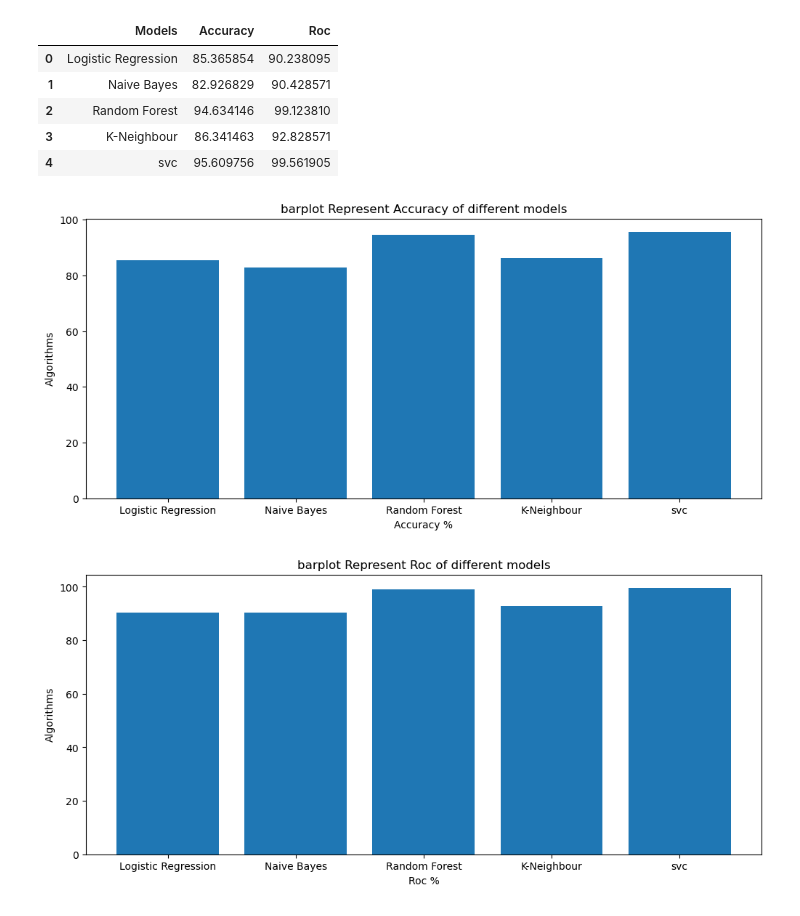
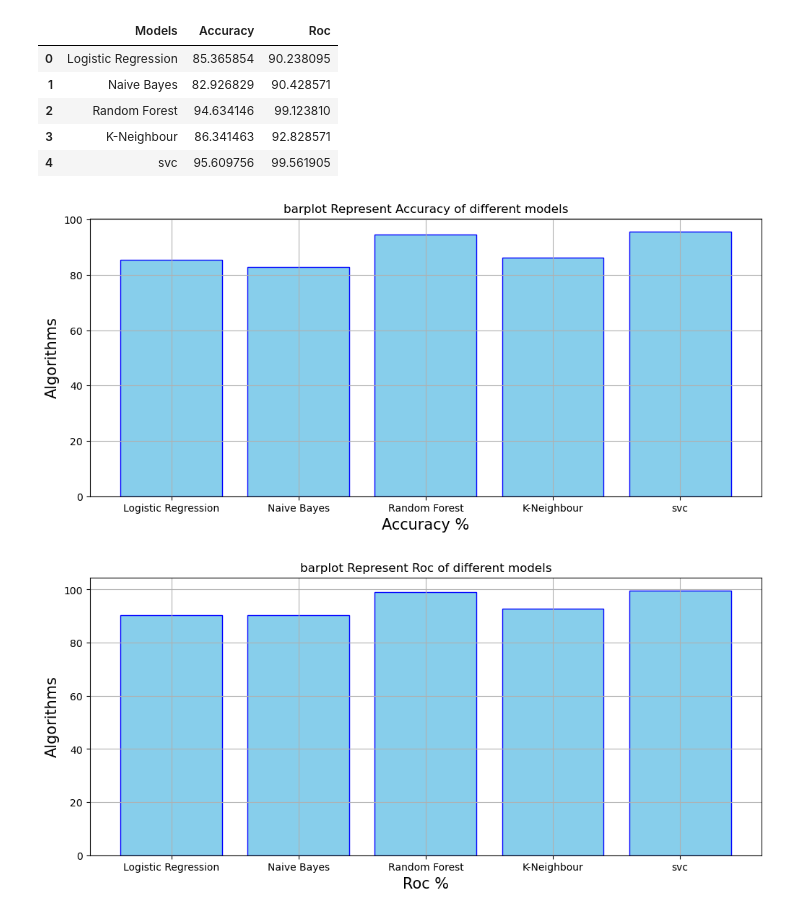
Before and after one commit to JiFeiYe/Python, a Jupyter notebook: Data_mining/job/heart-disease-prediction-100-accuracy.ipynb, the cells around one changed output. Cells and saved outputs as stored; diff of their text form; code cells hidden in the pictures.

```diff
--- a/Data_mining/job/heart-disease-prediction-100-accuracy.ipynb
+++ b/Data_mining/job/heart-disease-prediction-100-accuracy.ipynb
@@ -161,8 +171,8 @@ def roc(clf):
 
     # Plotting the ROC curve
     plt.figure(figsize=(8, 6))
-    plt.plot(fpr, tpr, label="ROC curve (area = %0.2f)" % roc_auc)
-    plt.plot([0, 1], [0, 1], "k--")
+    plt.plot(fpr, tpr, color='darkorange', label="ROC curve (area = %0.2f)" % roc_auc)
+    plt.plot([0, 1], [0, 1], color='navy', linestyle="--")
     plt.xlim([0.0, 1.0])
     plt.ylim([0.0, 1.05])
     plt.xlabel("False Positive Rate")
@@ -381,18 +371,20 @@ result_df
 # %%
 plt.figure(figsize=(12, 5))
 plt.title("barplot Represent Accuracy of different models")
-plt.xlabel("Accuracy %")
-plt.ylabel("Algorithms")
-plt.bar(result_df["Models"], result_df["Accuracy"])
+plt.xlabel("Accuracy %", fontsize=15)
+plt.ylabel("Algorithms", fontsize=15)
+plt.bar(result_df["Models"], result_df["Accuracy"], color='skyblue', edgecolor='blue')
+plt.grid(True)
 plt.show()
 # %% [output]
-[figure, old version]
+[figure, new version]
 # %%
 plt.figure(figsize=(12, 5))
 plt.title("barplot Represent Roc of different models")
-plt.xlabel("Roc %")
-plt.ylabel("Algorithms")
-plt.bar(result_df["Models"], result_df["Roc"])
+plt.xlabel("Roc %", fontsize=15)
+plt.ylabel("Algorithms", fontsize=15)
+plt.bar(result_df["Models"], result_df["Roc"], color='skyblue', edgecolor='blue')
+plt.grid(True)
 plt.show()
 # %% [output]
-[figure, old version]
+[figure, new version]
```
Also changed, not shown: parts of 7 cells of this notebook.
